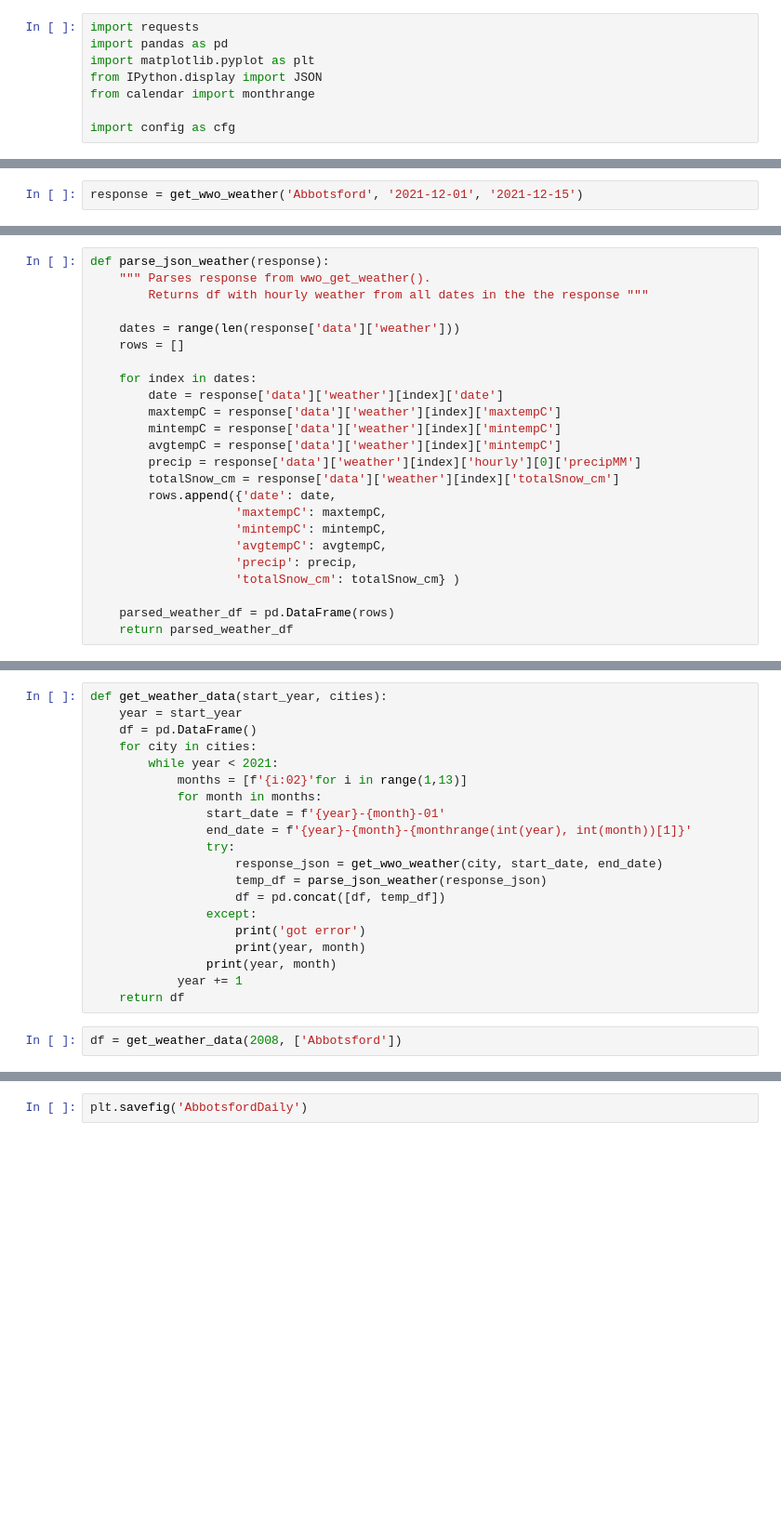
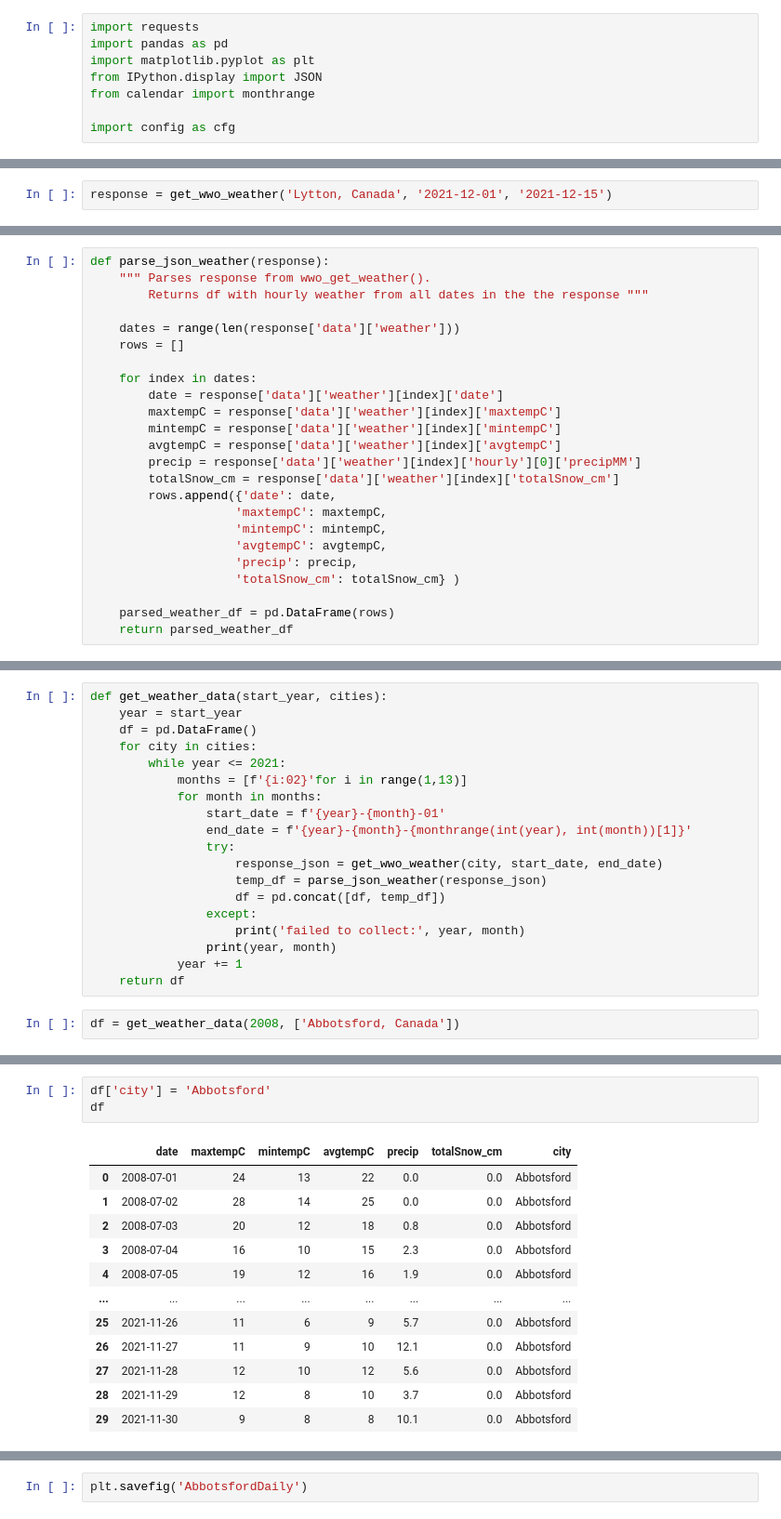
Before and after one commit to KyleKulas/lighthouse_data_notes, a Jupyter notebook: Week_8/RnR/precipitation_eda.ipynb, the cells around one changed output, grey strips where cells are left out. Shown at 93% size. Saved outputs shown, nothing was run; the diff lists cells and outputs as text; blank space fills up the shorter version.

```diff
--- a/Week_8/RnR/precipitation_eda.ipynb
+++ b/Week_8/RnR/precipitation_eda.ipynb
@@ -27,2 +24,2 @@ def get_wwo_weather(city, startdate, enddate):
 # %%
-response = get_wwo_weather('Abbotsford', '2021-12-01', '2021-12-15')
+response = get_wwo_weather('Lytton, Canada', '2021-12-01', '2021-12-15')
@@ -45,7 +39,7 @@ def parse_json_weather(response):
         date = response['data']['weather'][index]['date']
         maxtempC = response['data']['weather'][index]['maxtempC']
         mintempC = response['data']['weather'][index]['mintempC']
-        avgtempC = response['data']['weather'][index]['mintempC']
+        avgtempC = response['data']['weather'][index]['avgtempC']
         precip = response['data']['weather'][index]['hourly'][0]['precipMM']
         totalSnow_cm = response['data']['weather'][index]['totalSnow_cm']
         rows.append({'date': date,
@@ -66,7 +75,7 @@ def get_weather_data(start_year, cities):
     year = start_year
     df = pd.DataFrame()
     for city in cities:
-        while year < 2021:
+        while year <= 2021:
             months = [f'{i:02}'for i in range(1,13)]
             for month in months:
                 start_date = f'{year}-{month}-01'
@@ -76,11 +85,10 @@ def get_weather_data(start_year, cities):
                     temp_df = parse_json_weather(response_json)
                     df = pd.concat([df, temp_df])
                 except:
-                    print('got error')
-                    print(year, month)
+                    print('failed to collect:', year, month)
                 print(year, month)
             year += 1
     return df
 # %%
-df = get_weather_data(2008, ['Abbotsford'])
+df = get_weather_data(2008, ['Abbotsford, Canada'])
 # %% [output]
@@ -103,0 +130,16 @@ got error
+# %%
+df['city'] = 'Abbotsford'
+df
+# %% [output]
+|  | date | maxtempC | mintempC | avgtempC | precip | totalSnow_cm | city |
+| 0 | 2008-07-01 | 24 | 13 | 22 | 0.0 | 0.0 | Abbotsford |
+| 1 | 2008-07-02 | 28 | 14 | 25 | 0.0 | 0.0 | Abbotsford |
+| 2 | 2008-07-03 | 20 | 12 | 18 | 0.8 | 0.0 | Abbotsford |
+| 3 | 2008-07-04 | 16 | 10 | 15 | 2.3 | 0.0 | Abbotsford |
+| 4 | 2008-07-05 | 19 | 12 | 16 | 1.9 | 0.0 | Abbotsford |
+| ... | ... | ... | ... | ... | ... | ... | ... |
+| 25 | 2021-11-26 | 11 | 6 | 9 | 5.7 | 0.0 | Abbotsford |
+| 26 | 2021-11-27 | 11 | 9 | 10 | 12.1 | 0.0 | Abbotsford |
+| 27 | 2021-11-28 | 12 | 10 | 12 | 5.6 | 0.0 | Abbotsford |
+| 28 | 2021-11-29 | 12 | 8 | 10 | 3.7 | 0.0 | Abbotsford |
+| 29 | 2021-11-30 | 9 | 8 | 8 | 10.1 | 0.0 | Abbotsford |
```
Also changed, not shown: parts of 20 cells of this notebook, 6 other files.
